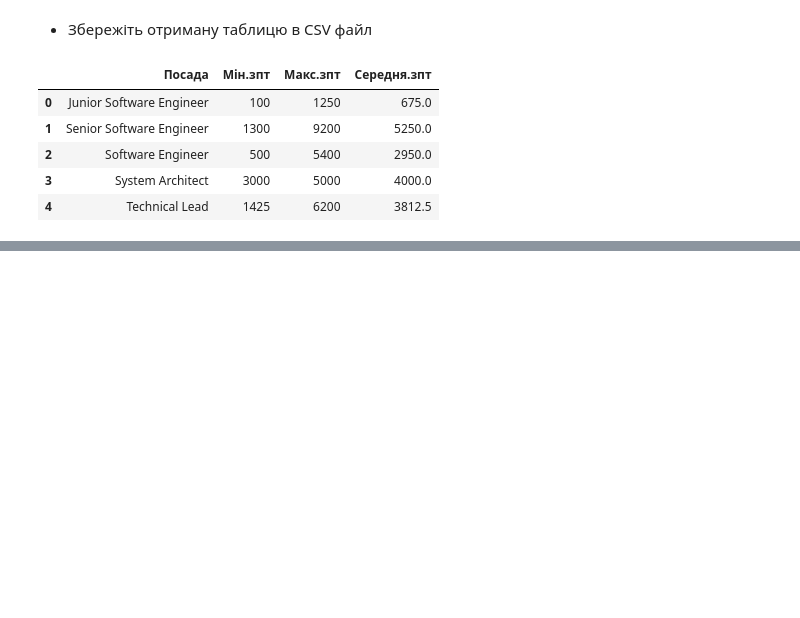
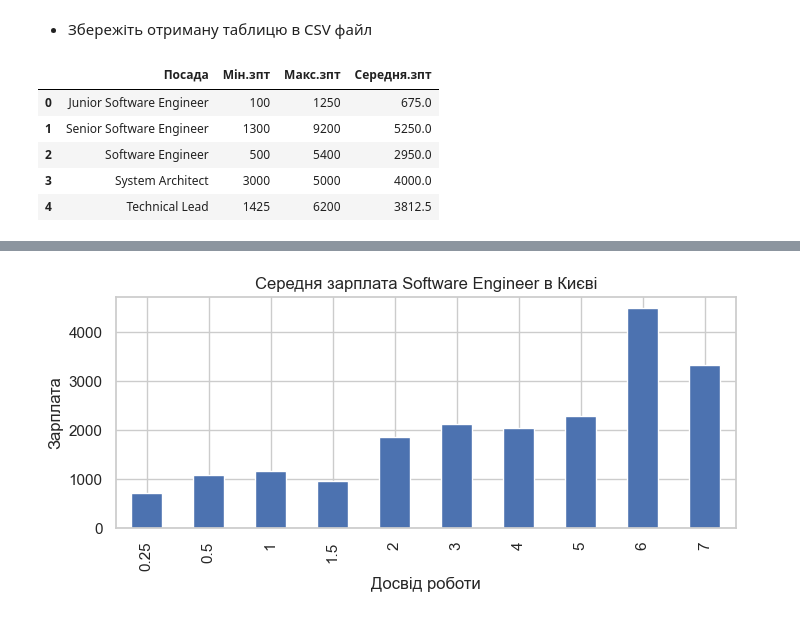
Before and after one commit to YpL68/DataScience9, a Jupyter notebook: HW2.2.ipynb, the cells around one changed output, grey strips where cells are left out. Saved outputs shown, nothing was run; the diff lists cells and outputs as text; code cells hidden in the pictures; blank space fills up the shorter version.

```diff
--- a/HW2.2.ipynb
+++ b/HW2.2.ipynb
@@ -202,0 +243,12 @@ test_writing
+# %%
+plot_data4 = python_data.query("Должность == 'Software Engineer' & Город == 'Киев'").\
+                         groupby(by=["Общий.опыт.работы"])["Зарплата.в.месяц"].mean().round(0)
+# plot_data4.drop(plot_data4.index  loc["10 и более лет"], inplace=True)
+plot_data4.drop(labels = ["10 и более лет"], inplace=True)
+fig, ax = plt.subplots(figsize=(8, 3))
+plot_data4.plot(kind="bar", ax=ax)
+ax.set_title("Середня зарплата Software Engineer в Києві")
+ax.set_ylabel("Зарплата")
+ax.set_xlabel("Досвід роботи");
+# %% [output]
+[figure, added]
```
Also changed, not shown: parts of 5 cells of this notebook.
